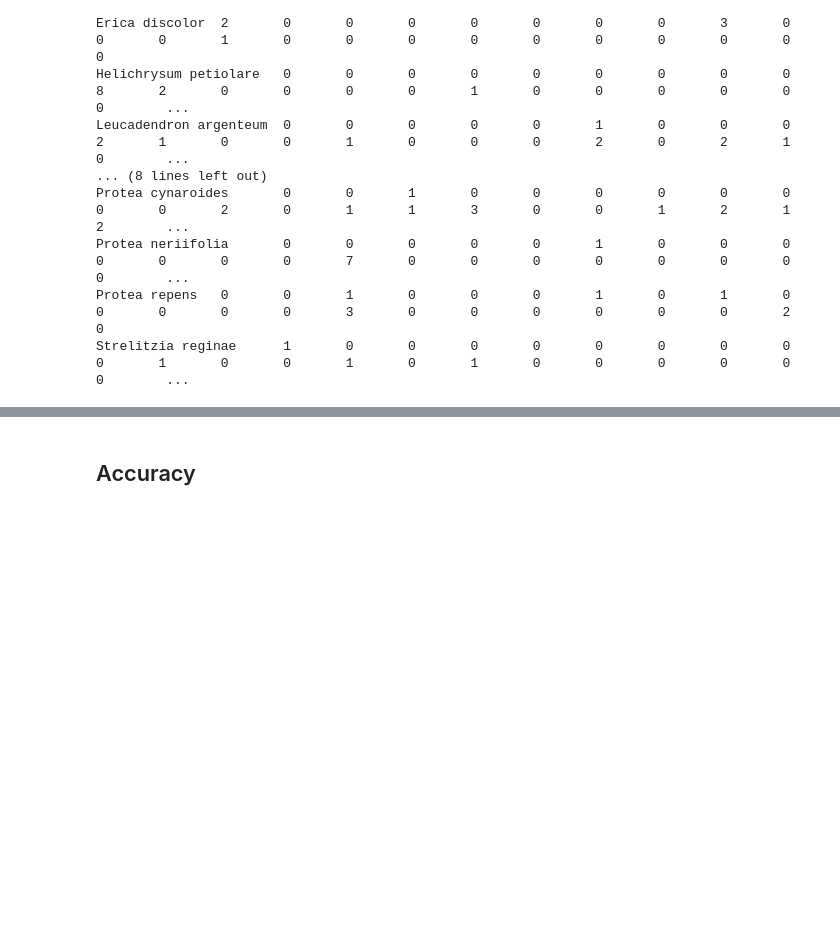
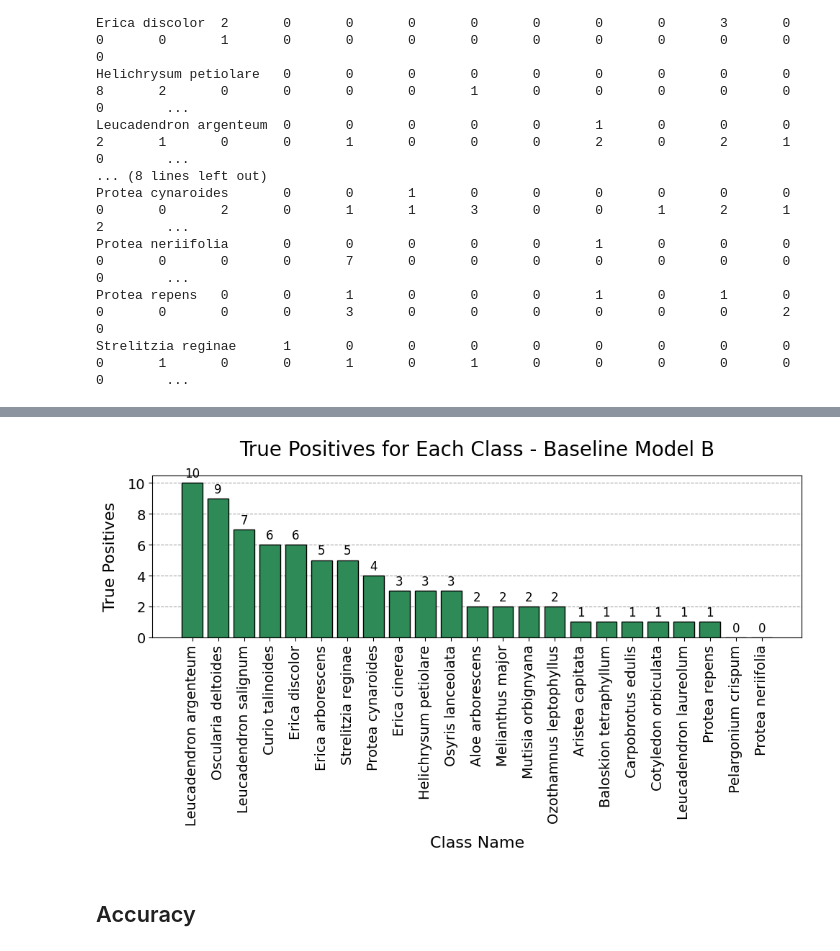
Before and after one commit to Jarushen/Fynbos-Leaf-Optical-Recognition-Application-CNN, a Jupyter notebook: Baseline Model - B.ipynb, the cells around one changed output, grey strips where cells are left out. Cells and saved outputs as stored; diff of their text form; code cells hidden in the pictures; blank space fills up the shorter version.

Commit message:
Added models

```diff
--- a/Baseline Model - B.ipynb
+++ b/Baseline Model - B.ipynb
@@ -263,3 +259,54 @@ plt.show()
+# %%
+import matplotlib.pyplot as plt
+import numpy as np
+
+
+
+# Extract true positives from the confusion matrix
+true_positives = np.diag(cm)
+
+# Pair each class name with its corresponding true positive count and sort
+sorted_pairs = sorted(zip(target_names, true_positives), key=lambda x: x[1], reverse=True)
+
+# Unzip the sorted pairs
+sorted_target_names, sorted_true_positives = zip(*sorted_pairs)
+
+# Create the plot
+fig, ax = plt.subplots(figsize=(10, 6))  # Set figure size
+
+# Create bar plot with sorted data
+bars = ax.bar(sorted_target_names, sorted_true_positives, color='seagreen', edgecolor='black')
+
+# Add labels and title
+ax.set_xlabel('Class Name', fontsize=16, labelpad=10)
+ax.set_ylabel('True Positives', fontsize=16, labelpad=10)
+ax.set_title('True Positives for Each Class - Baseline Model B', fontsize=20, pad=20)
+
+plt.xticks(rotation=90, fontsize=14)  # Labels are now horizontal
+plt.yticks(fontsize=14)
+
+# Add data labels
+for bar in bars:
+    height = bar.get_height()
+    ax.annotate(f'{height}',
+                xy=(bar.get_x() + bar.get_width() / 2, height),
+                xytext=(0, 3),  # 3 points vertical offset
+                textcoords="offset points",
+                ha='center', va='bottom', fontsize=12)
+
+# Add grid lines behind the bars for better readability of the y-values
+ax.set_axisbelow(True)
+ax.yaxis.grid(color='gray', linestyle='dashed', alpha=0.7)
+
+# Tight layout to ensure everything fits without overlapping
+plt.tight_layout()
+
+plt.savefig(r"C:\Users\Jarushen\Desktop\Masters Thesis\Report_Final\images\Results\Baseline_B_true_positives_bar_graph.png", format='png', dpi=300, bbox_inches='tight')
+
+# Show the plot
+plt.show()
+# %% [output]
+[figure, added]
 # %% [markdown]
 ## Accuracy
 # %%
```
Also changed, not shown: parts of 7 cells of this notebook, 6 other files.
